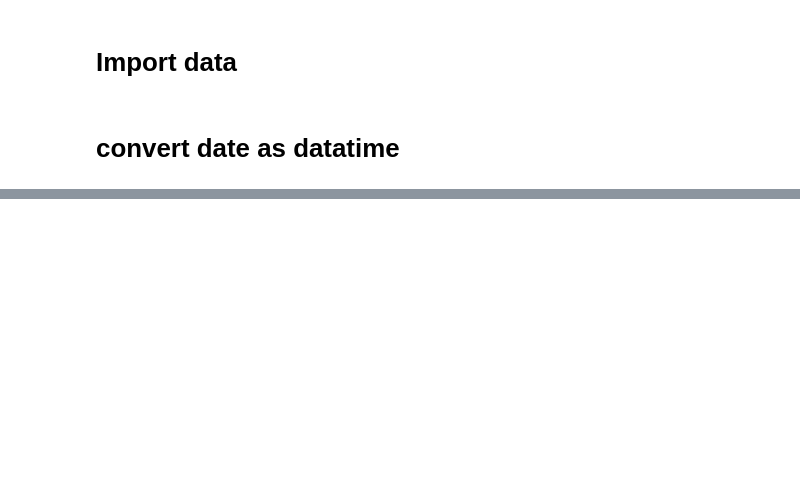
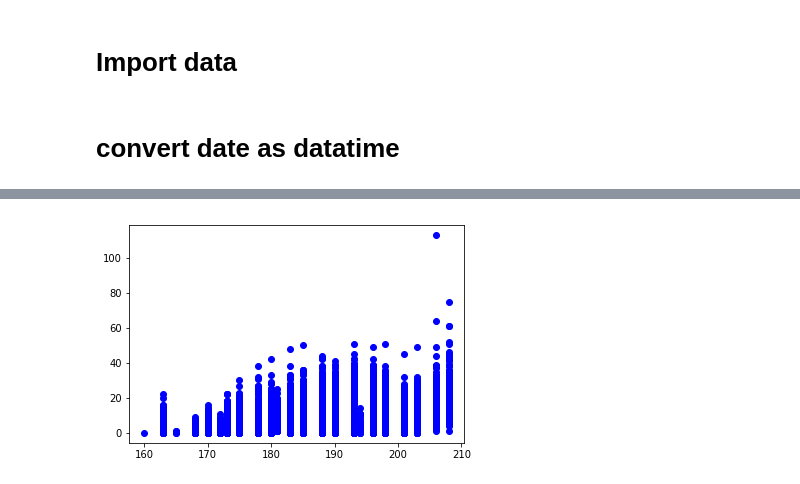
Before and after one commit to Hich69/ATP_Matches, a Jupyter notebook: notebook/ATP_Matches.ipynb, the cells around one changed output, grey strips where cells are left out. Saved outputs shown, nothing was run; the diff lists cells and outputs as text; code cells hidden in the pictures; blank space fills up the shorter version.

```diff
--- a/notebook/ATP_Matches.ipynb
+++ b/notebook/ATP_Matches.ipynb
@@ -133,0 +72,3 @@ dat.iloc[:,30:].shape
+# %%
+df = pd.read_csv("../data/ATP_.csv", sep=";")
+print("nRows : {}, nCols : {}".format(df.shape[0], df.shape[1]))
@@ -133,0 +77,4 @@ dat.iloc[:,30:].shape
+# %%
+df['date'] = df['date'].apply(dateparse)
+# %%
+dfe = df.copy()
@@ -133,0 +83,5 @@ dat.iloc[:,30:].shape
+# %%
+dfe = dfe.loc[np.invert(dfe.j0_rank.isna()) & np.invert(dfe.j1_rank.isna())]
+dfe = dfe.loc[np.invert(dfe.j0_rank_points.isna()) & np.invert(dfe.j1_rank_points.isna())]
+dfe = dfe.loc[np.invert(dfe.surface.isna())]
+dfe = dfe.loc[np.invert(dfe.j0_age.isna()) & np.invert(dfe.j1_age.isna())]
@@ -177,0 +248,5 @@ Name: winner_name, Length: 13952, dtype: int64
+# %%
+sum(dfe.j0_ace.isna())
+_=plt.scatter(dfe.j0_ht, dfe.j0_ace, c='blue')
+# %% [output]
+[figure, added]
```
Also changed, not shown: parts of 33 cells of this notebook, 1 other file.
